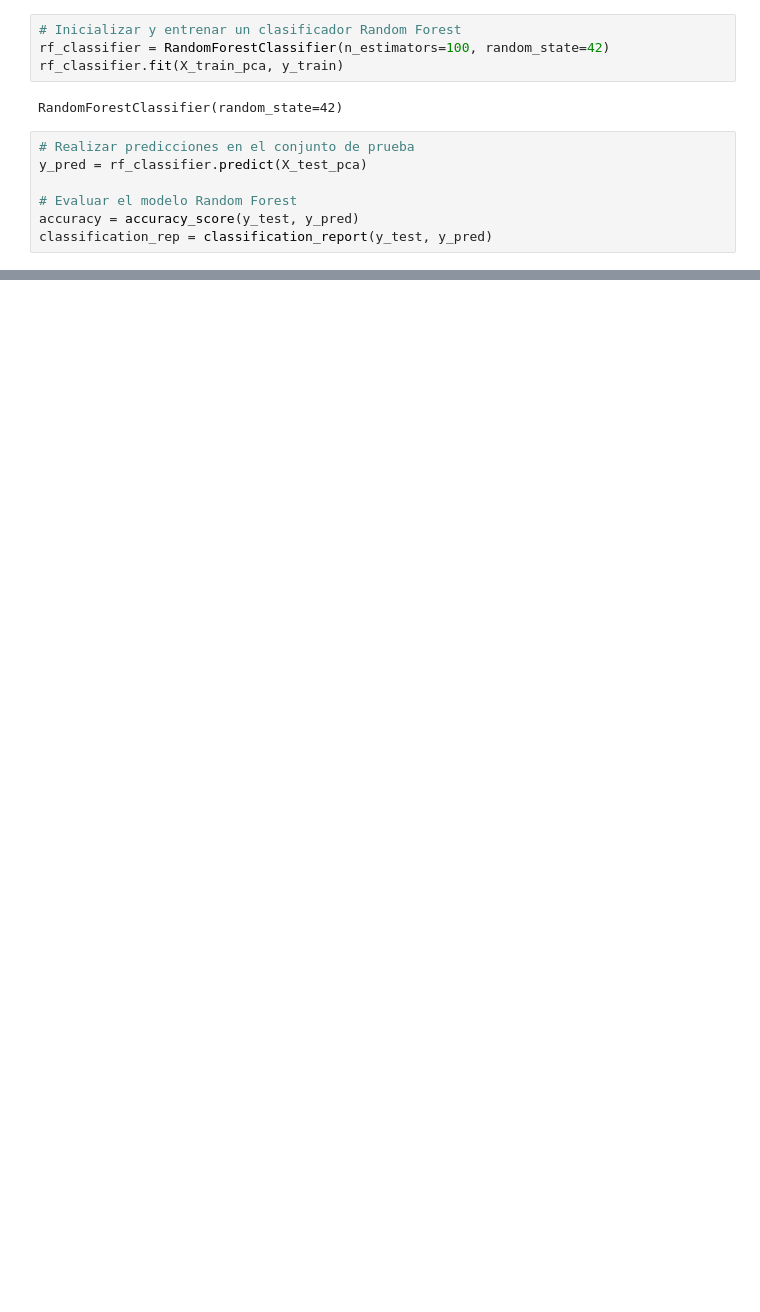
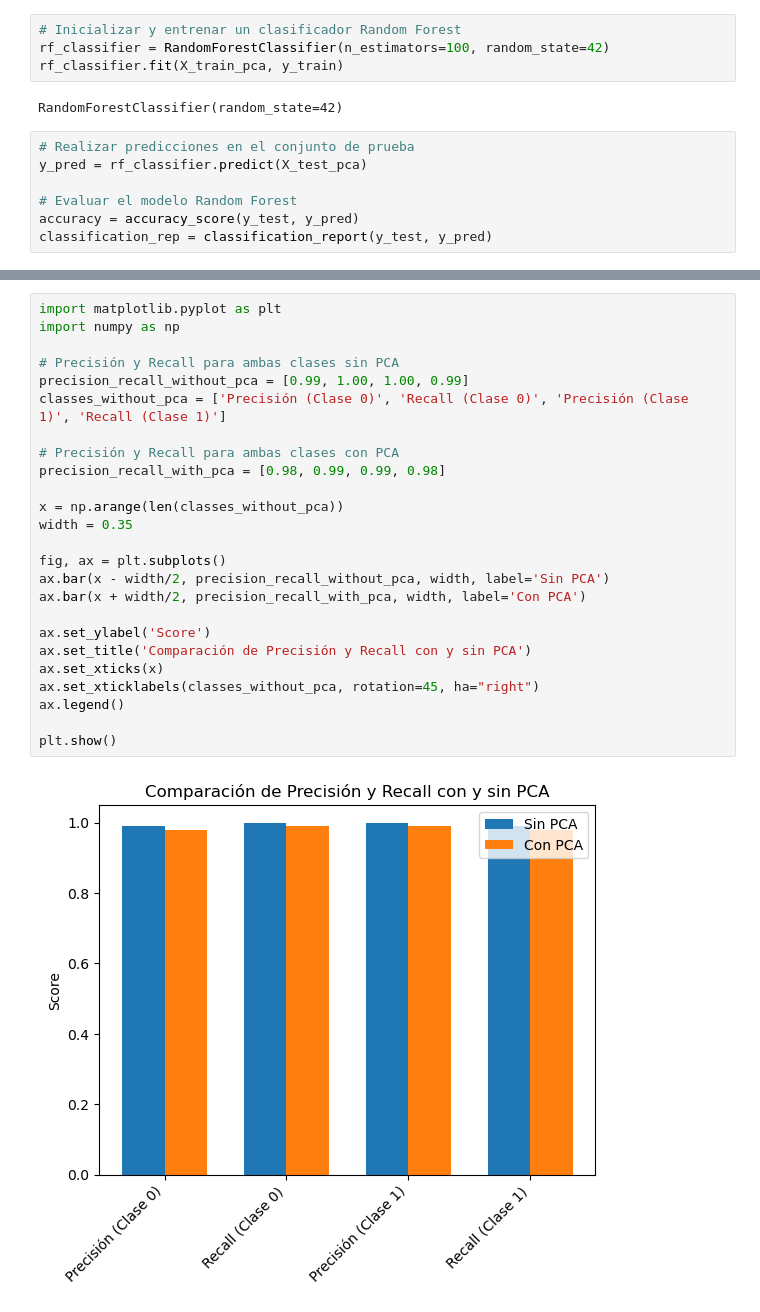
Before and after one commit to koalaspero/ICD-Proyecto, a Jupyter notebook: notebooks/ML_Model.ipynb, the cells around one changed output, grey strips where cells are left out. Drawn from its saved outputs; the diff is of its cells as text; blank space fills up the shorter version.

```diff
--- a/notebooks/ML_Model.ipynb
+++ b/notebooks/ML_Model.ipynb
@@ -211,0 +246,27 @@ En resumen, el modelo parece ser altamente efectivo para clasificar tweets como
+# %%
+import matplotlib.pyplot as plt
+import numpy as np
+
+# Precisión y Recall para ambas clases sin PCA
+precision_recall_without_pca = [0.99, 1.00, 1.00, 0.99]
+classes_without_pca = ['Precisión (Clase 0)', 'Recall (Clase 0)', 'Precisión (Clase 1)', 'Recall (Clase 1)']
+
+# Precisión y Recall para ambas clases con PCA
+precision_recall_with_pca = [0.98, 0.99, 0.99, 0.98]
+
+x = np.arange(len(classes_without_pca))
+width = 0.35
+
+fig, ax = plt.subplots()
+ax.bar(x - width/2, precision_recall_without_pca, width, label='Sin PCA')
+ax.bar(x + width/2, precision_recall_with_pca, width, label='Con PCA')
+
+ax.set_ylabel('Score')
+ax.set_title('Comparación de Precisión y Recall con y sin PCA')
+ax.set_xticks(x)
+ax.set_xticklabels(classes_without_pca, rotation=45, ha="right")
+ax.legend()
+
+plt.show()
+# %% [output]
+[figure, added]
```
Also changed, not shown: parts of 35 cells of this notebook.
